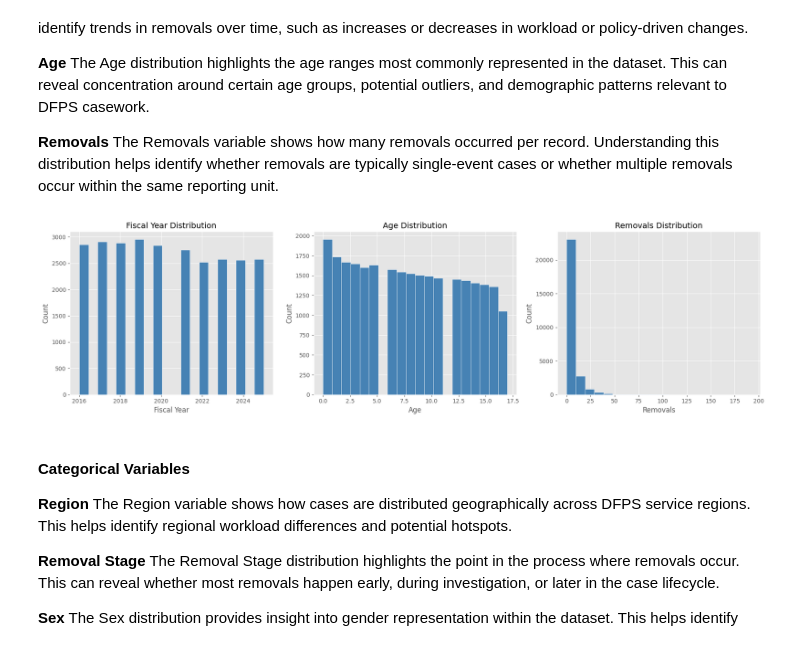
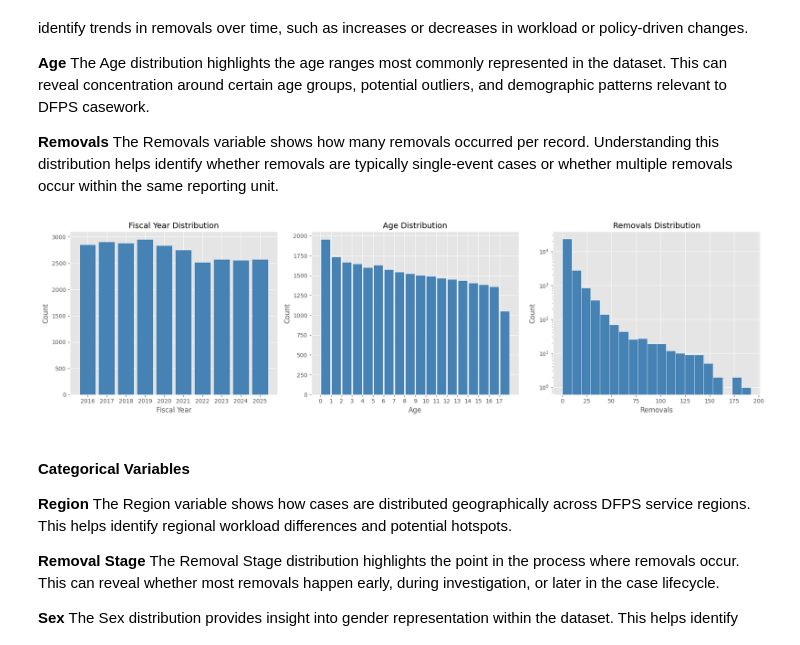
Before and after one commit to ahendrix83/data-analyst-portfolio, a Jupyter notebook: project1-eda/eda.ipynb, the cells around one changed output. Saved outputs shown, nothing was run; the diff lists cells and outputs as text; code cells hidden in the pictures.

```diff
--- a/project1-eda/eda.ipynb
+++ b/project1-eda/eda.ipynb
@@ -182,32 +187,36 @@ The Removals variable shows how many removals occurred per record. Understanding
 # %%
 # Distribution of Fiscal Year, Age and Removals
 plt.figure(figsize=(18, 5))
 
 # Fiscal Year
+yr_custom_bins = np.arange(df['fiscal_year'].min(), df['fiscal_year'].max() + 2)  # +2 to include the last year in the bins
 plt.subplot(1, 3, 1)
-plt.hist(df['fiscal_year'], bins=20, color='steelblue', edgecolor='white')
+plt.hist(df['fiscal_year'].dropna(), bins=yr_custom_bins, color='steelblue', edgecolor='white', rwidth=0.85,align='left')
+plt.xticks(yr_custom_bins[:-1])  # Set x-ticks to the fiscal years, excluding the last bin edge
 plt.title('Fiscal Year Distribution', fontsize=14)
 plt.xlabel('Fiscal Year')
 plt.ylabel('Count')
 
 # Age
+custom_bins = np.arange(0, 19)
 plt.subplot(1, 3, 2)
-plt.hist(df['age'], bins=20, color='steelblue', edgecolor='white')
+plt.hist(df['age'].dropna(), bins=custom_bins, color='steelblue', edgecolor='white', rwidth=0.9)
+plt.xticks(np.arange(0, 18))
 plt.title('Age Distribution', fontsize=14)
 plt.xlabel('Age')
 plt.ylabel('Count')
 
 # Removals
 plt.subplot(1, 3, 3)
-plt.hist(df['removals'], bins=20, color='steelblue', edgecolor='white')
+plt.hist(df['removals'], bins=20, color='steelblue', edgecolor='white', log=True) # provide a log scale for better visualization of the distribution
 plt.title('Removals Distribution', fontsize=14)
 plt.xlabel('Removals')
 plt.ylabel('Count')
 
 plt.tight_layout()
 plt.show()
 # %% [output]
-[figure, old version]
+[figure, new version]
 # %% [markdown]
 
 #### **Categorical Variables**
```
Also changed, not shown: parts of 20 cells of this notebook, 1 other file.
